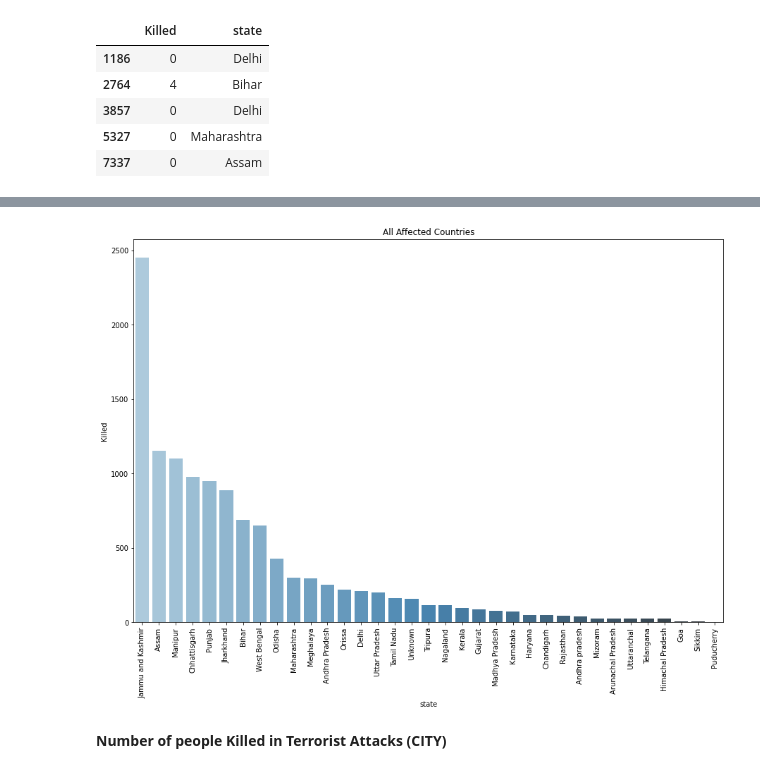
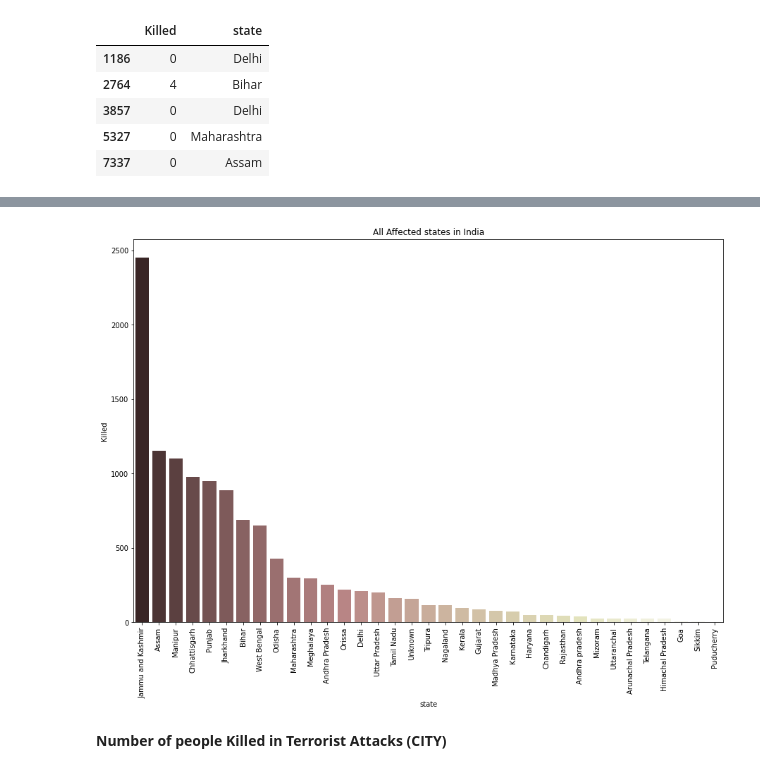
Before and after one commit to Rohan20202/Global-Terrorism-Analysis, a Jupyter notebook: GTD.ipynb, the cells around one changed output, grey strips where cells are left out. Cells and saved outputs as stored; diff of their text form; code cells hidden in the pictures.

```diff
--- a/GTD.ipynb
+++ b/GTD.ipynb
@@ -523,14 +523,14 @@ kill_data_sta
 | Killed | 543 | 33 | 14 | 2112 | 765 | 192 | 1465 | ... |
 # %%
 plt.subplots(figsize=(15,10))
-sns.barplot(ind_sta.value_counts().index,ind_sta.value_counts().values,palette='Blues_d')
-plt.title('All Affected Countries')
+sns.barplot(ind_sta.value_counts().index,ind_sta.value_counts().values,palette='pink')
+plt.title('All Affected states in India')
 plt.xlabel('state')
 plt.ylabel('Killed')
 plt.xticks(rotation= 90)
 plt.show()
 # %% [output]
-[figure, old version]
+[figure, new version]
 # %% [markdown]
 **Number of people Killed in Terrorist Attacks (CITY)**
 # %%
```
Also changed, not shown: parts of 4 cells of this notebook.
